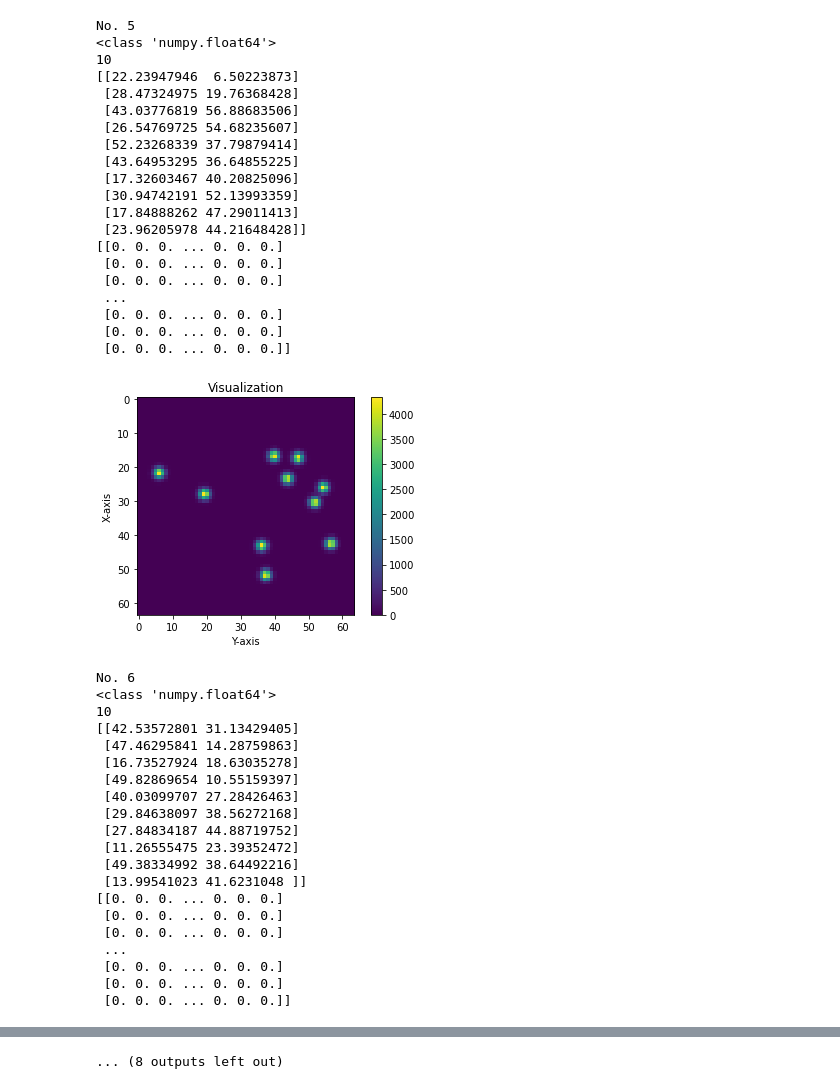
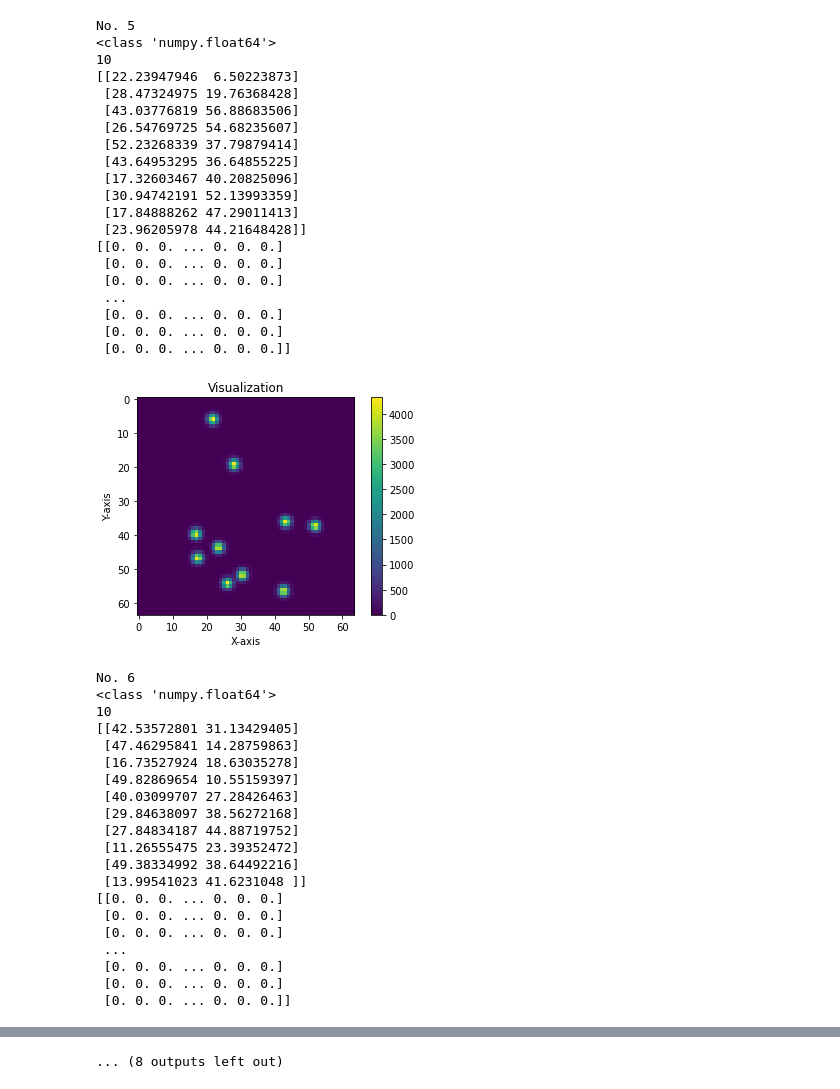
Before and after one commit to xtx2022/Project-1, a Jupyter notebook: read_in.ipynb, the cells around one changed output, grey strips where cells are left out. Cells and saved outputs as stored; diff of their text form; code cells hidden in the pictures.

```diff
--- a/read_in.ipynb
+++ b/read_in.ipynb
@@ -15,8 +15,8 @@ class image_unit:
         plt.imshow(self.raw_image, cmap='viridis')
         plt.colorbar()  # Adding a colorbar to show intensity scale
         plt.title('Visualization')
-        plt.xlabel('Y-axis')
-        plt.ylabel('X-axis')
+        plt.xlabel('X-axis')
+        plt.ylabel('Y-axis')
         plt.show()
 # %%
 # Specify the path to your text file
@@ -35,7 +35,7 @@ with open(file_path, 'r') as file:
         numbers = [float(s) for s in line.strip().split()]
         if len(numbers) == 1:
             if len(images) > 0:
-                images[-1].raw_image = np.array(ri)
+                images[-1].raw_image = np.array(ri).T
                 ri.clear()
             images.append(image_unit())
             images[-1].num_of_points = int(numbers[0])
@@ -46,7 +46,7 @@ with open(file_path, 'r') as file:
                 cop.clear()
         else:
             ri.append(numbers)
-    images[-1].raw_image = np.array(ri)
+    images[-1].raw_image = np.array(ri).T
 
 print(len(images))
 
@@ -140,24 +140,24 @@ No. 4
 No. 5
 <class 'numpy.float64'>
 10
 [[22.23947946  6.50223873]
  [28.47324975 19.76368428]
  [43.03776819 56.88683506]
  [26.54769725 54.68235607]
  [52.23268339 37.79879414]
  [43.64953295 36.64855225]
  [17.32603467 40.20825096]
  [30.94742191 52.13993359]
  [17.84888262 47.29011413]
  [23.96205978 44.21648428]]
 [[0. 0. 0. ... 0. 0. 0.]
  [0. 0. 0. ... 0. 0. 0.]
  [0. 0. 0. ... 0. 0. 0.]
  ...
  [0. 0. 0. ... 0. 0. 0.]
  [0. 0. 0. ... 0. 0. 0.]
  [0. 0. 0. ... 0. 0. 0.]]
-[figure, old version]
+[figure, new version]
 No. 6
 <class 'numpy.float64'>
 10
```
Also changed, not shown: parts of 5 cells of this notebook.
